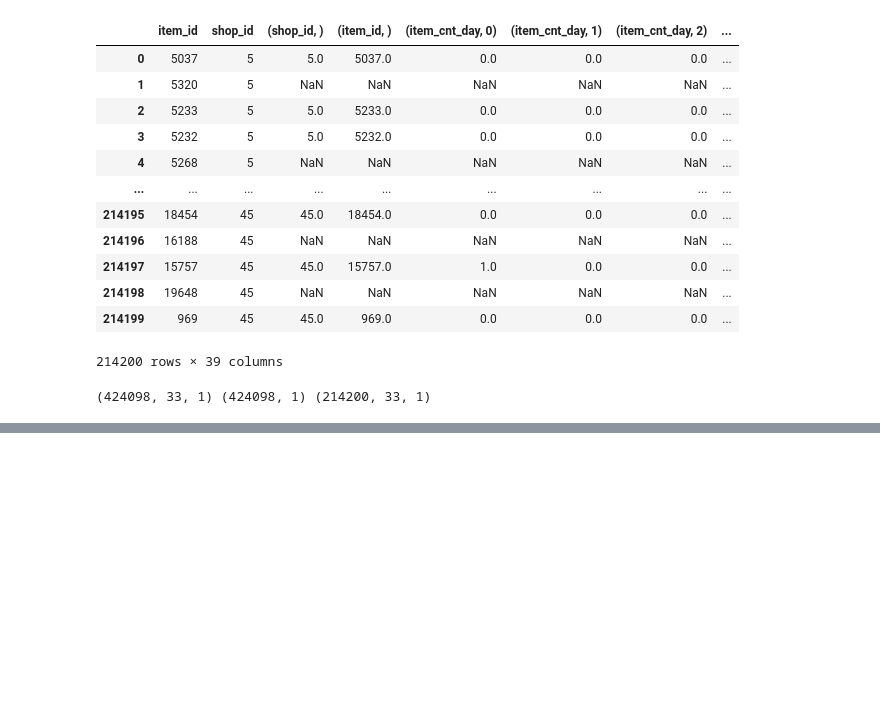
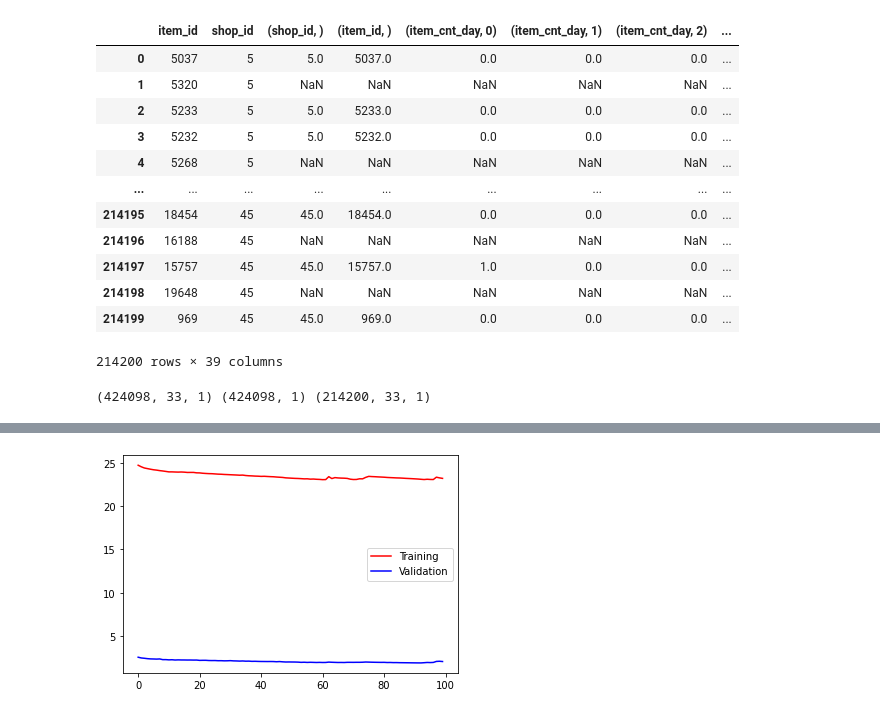
Before and after one commit to niramay447/kaggle-competitions, a Jupyter notebook: future-sales.ipynb, the cells around one changed output, grey strips where cells are left out. Saved outputs shown, nothing was run; the diff lists cells and outputs as text; code cells hidden in the pictures; blank space fills up the shorter version.

```diff
--- a/future-sales.ipynb
+++ b/future-sales.ipynb
@@ -242,7 +242,8 @@ model.compile(
 history = model.fit(
     x_train,
     y_train,
-    epochs=1000,
+    epochs=100,
+#     steps_per_epoch = 100,
     batch_size=4096,
     verbose=1,
     shuffle=True,
@@ -269,0 +271,7 @@ Epoch 1000/1000
+# %%
+plt.plot(history.history['loss'],color ='r')
+plt.plot(history.history['val_loss'],color='b')
+plt.legend(['Training','Validation'])
+plt.show()
+# %% [output]
+[figure, added]
```
Also changed, not shown: parts of 3 cells of this notebook.
